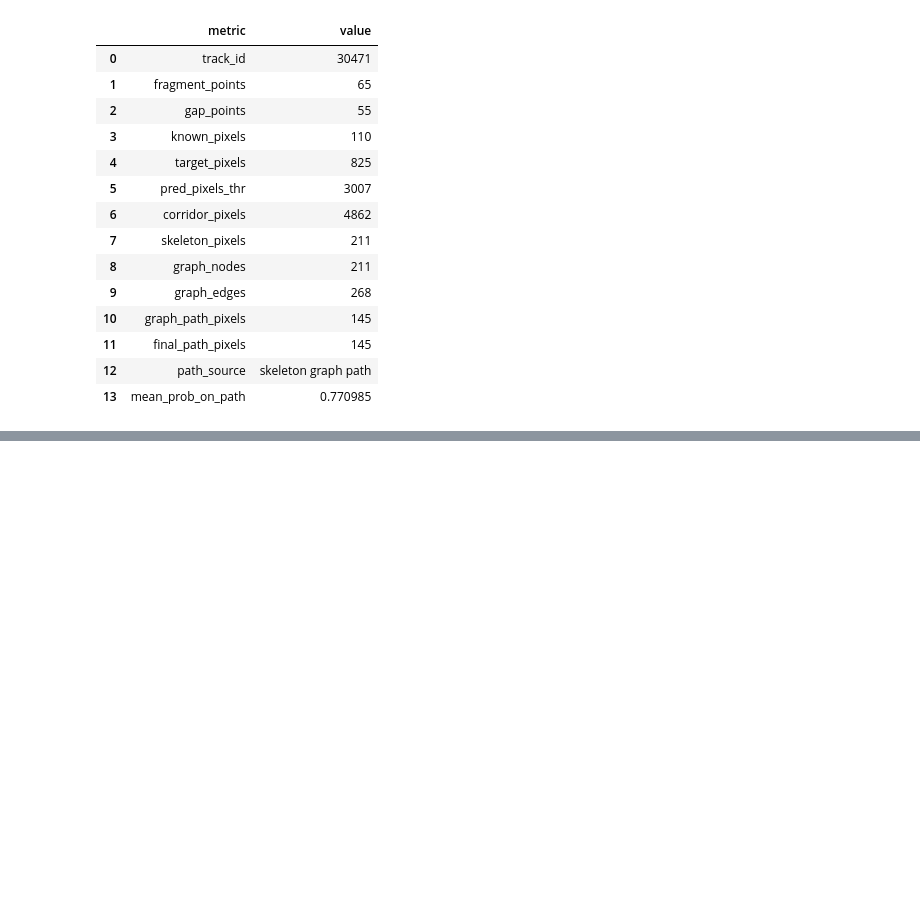
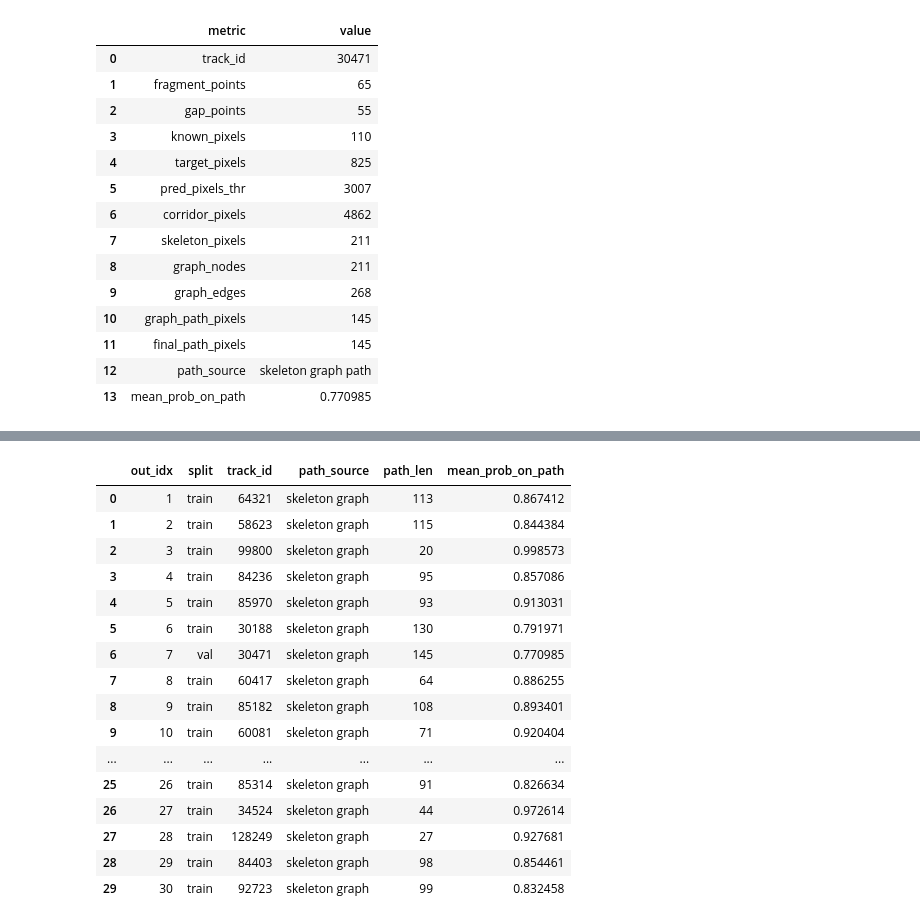
Before and after one commit to mvodya/marinetime-tracer, a Jupyter notebook: research/27-track-restore-path-extraction.ipynb, the cells around one changed output, grey strips where cells are left out. Drawn from its saved outputs; the diff is of its cells as text; code cells hidden in the pictures; blank space fills up the shorter version.

```diff
--- a/research/27-track-restore-path-extraction.ipynb
+++ b/research/27-track-restore-path-extraction.ipynb
@@ -1263,0 +1602,20 @@ h5.close()
+# %%
+display(mass_results_df[['out_idx', 'split', 'track_id', 'path_source', 'path_len', 'mean_prob_on_path']])
+# %% [output]
+|  | out_idx | split | track_id | path_source | path_len | mean_prob_on_path |
+| 0 | 1 | train | 64321 | skeleton graph | 113 | 0.867412 |
+| 1 | 2 | train | 58623 | skeleton graph | 115 | 0.844384 |
+| 2 | 3 | train | 99800 | skeleton graph | 20 | 0.998573 |
+| 3 | 4 | train | 84236 | skeleton graph | 95 | 0.857086 |
+| 4 | 5 | train | 85970 | skeleton graph | 93 | 0.913031 |
+| 5 | 6 | train | 30188 | skeleton graph | 130 | 0.791971 |
+| 6 | 7 | val | 30471 | skeleton graph | 145 | 0.770985 |
+| 7 | 8 | train | 60417 | skeleton graph | 64 | 0.886255 |
+| 8 | 9 | train | 85182 | skeleton graph | 108 | 0.893401 |
+| 9 | 10 | train | 60081 | skeleton graph | 71 | 0.920404 |
+| ... | ... | ... | ... | ... | ... | ... |
+| 25 | 26 | train | 85314 | skeleton graph | 91 | 0.826634 |
+| 26 | 27 | train | 34524 | skeleton graph | 44 | 0.972614 |
+| 27 | 28 | train | 128249 | skeleton graph | 27 | 0.927681 |
+| 28 | 29 | train | 84403 | skeleton graph | 98 | 0.854461 |
+| 29 | 30 | train | 92723 | skeleton graph | 99 | 0.832458 |
```
Also changed, not shown: parts of 3 cells of this notebook.
